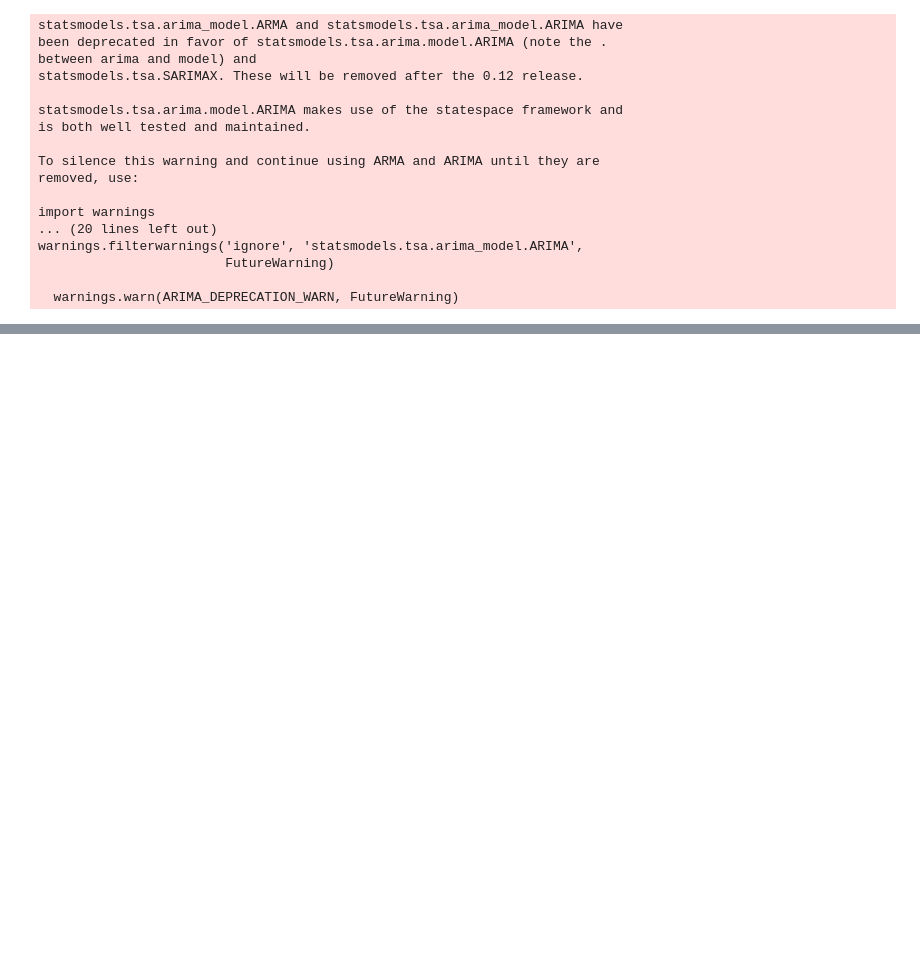
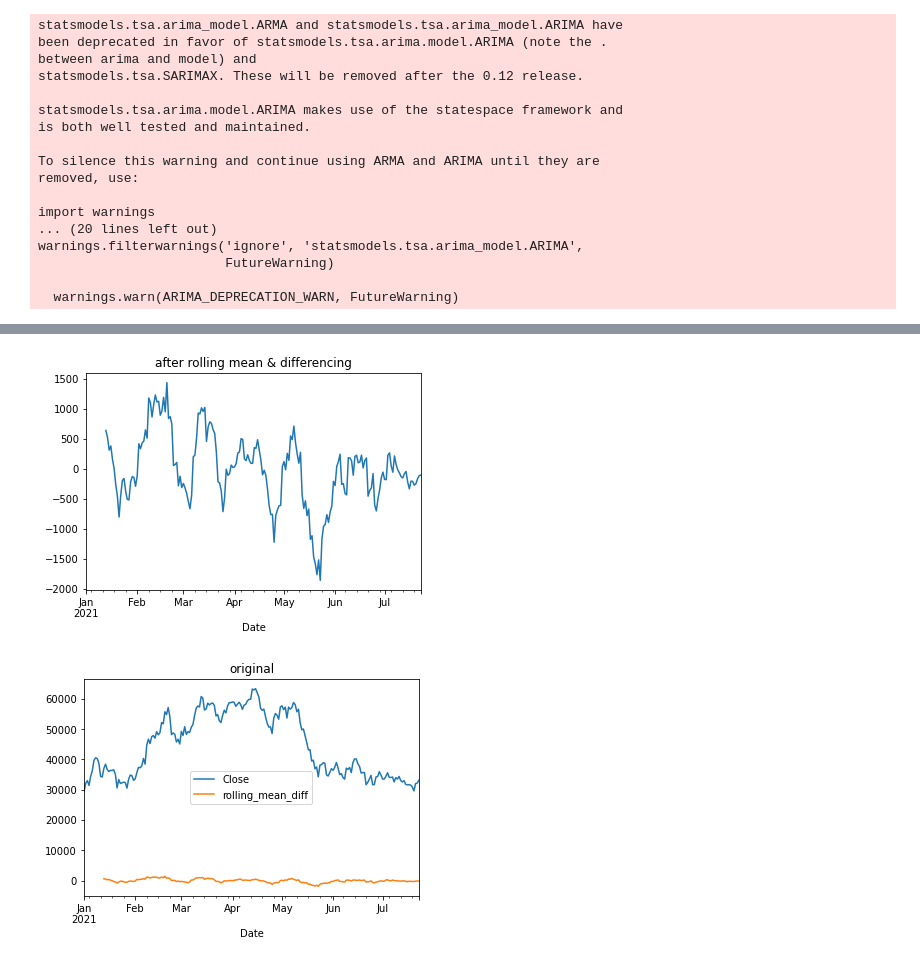
Before and after one commit to Chrispbaco/Project-2, a Jupyter notebook: Jamison/Project 2/ARIMA_BTC.ipynb, the cells around one changed output, grey strips where cells are left out. Drawn from its saved outputs; the diff is of its cells as text; code cells hidden in the pictures; blank space fills up the shorter version.

```diff
--- a/Jamison/Project 2/ARIMA_BTC.ipynb
+++ b/Jamison/Project 2/ARIMA_BTC.ipynb
@@ -179,0 +223,4 @@ pd.DataFrame(results2.forecast(steps=10)[0]).plot(title="Futures Forecast")
+# %%
+new_df = df.rename(columns={'Closing Price (USD)':'Close'})
+# %%
+new_df = new_df.drop(columns={'Currency', '24h Open (USD)', '24h High (USD)', '24h Low (USD)'})
@@ -179,0 +246,4 @@ pd.DataFrame(results2.forecast(steps=10)[0]).plot(title="Futures Forecast")
+# %%
+rolling_mean = new_df.rolling(window = 12).mean()
+# %%
+rolling_mean = rolling_mean.dropna()
@@ -179,0 +267,9 @@ pd.DataFrame(results2.forecast(steps=10)[0]).plot(title="Futures Forecast")
+# %%
+new_df['rolling_mean_diff'] = rolling_mean - rolling_mean.shift()
+ax1 = plt.subplot()
+new_df['rolling_mean_diff'].plot(title='after rolling mean & differencing');
+ax2 = plt.subplot()
+new_df.plot(title='original');
+# %% [output]
+[figure, added]
+[figure, added]
```
Also changed, not shown: parts of 26 cells of this notebook, 17 other files.
